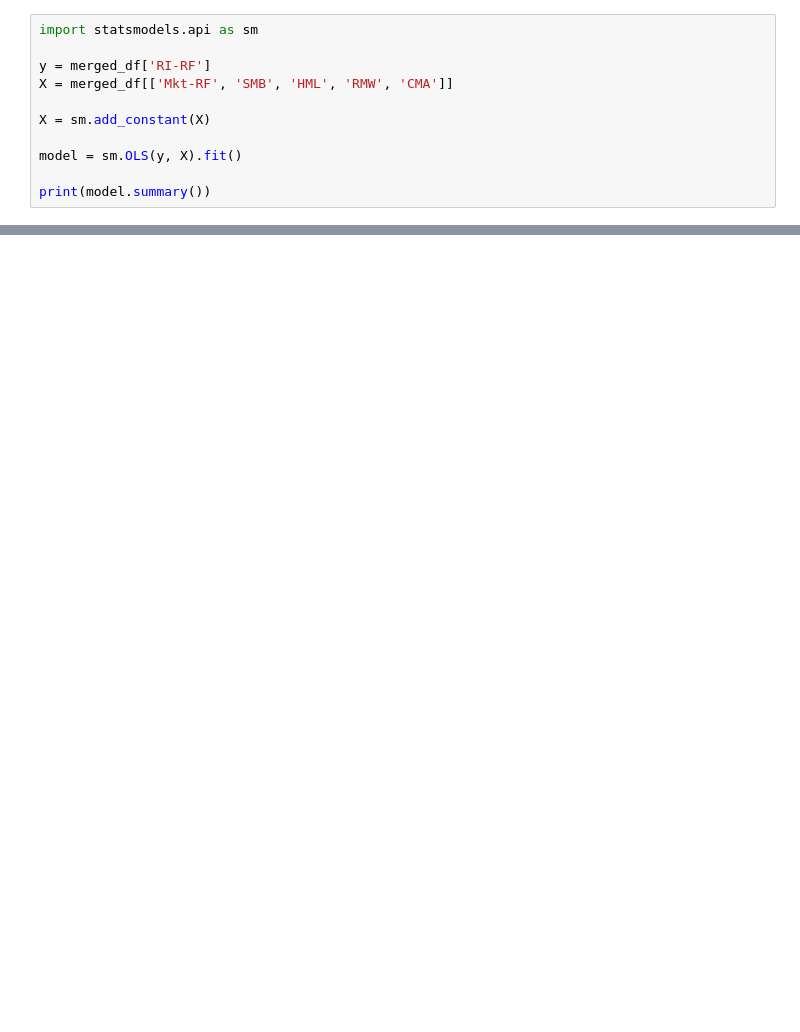
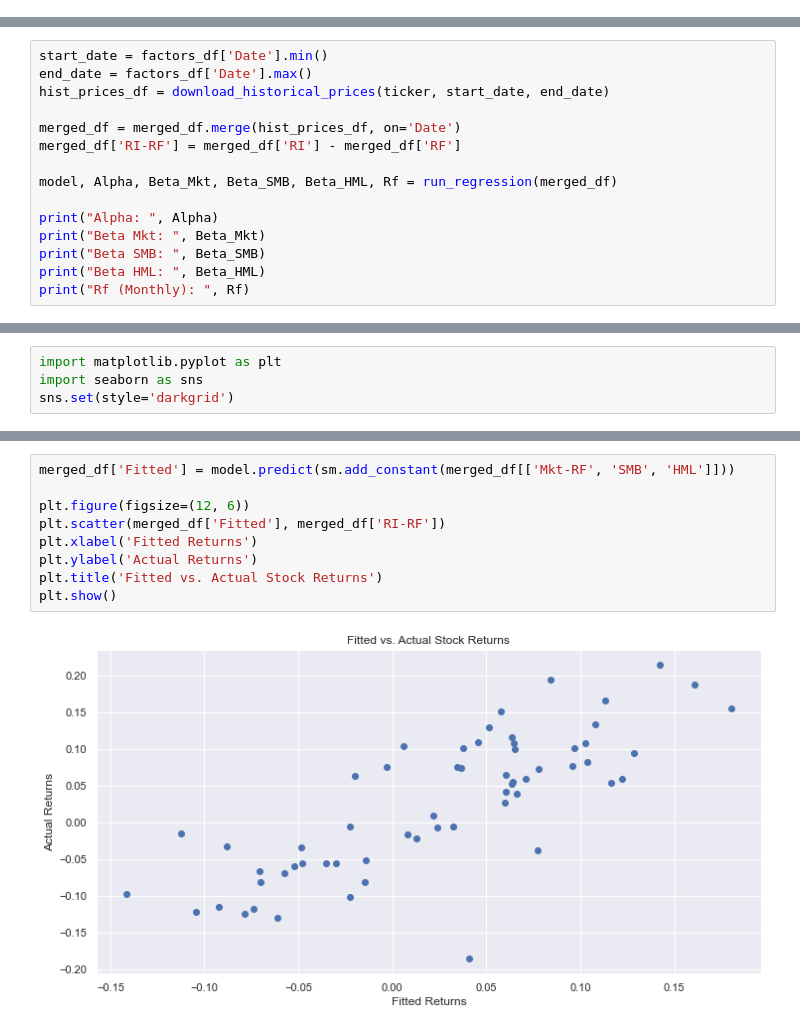
Before and after one commit to saiputravu/Octave-Platform, a Jupyter notebook: cost_of_capital.ipynb, the cells around one changed output, grey strips where cells are left out. Drawn from its saved outputs; the diff is of its cells as text; blank space fills up the shorter version.

```diff
--- a/cost_of_capital.ipynb
+++ b/cost_of_capital.ipynb
@@ -244,11 +184,0 @@ Index(['Date', 'Mkt-RF', 'SMB', 'HML', 'RMW', 'CMA', 'RF', 'WML', 'RI',
-# %%
-import statsmodels.api as sm
-
-y = merged_df['RI-RF']
-X = merged_df[['Mkt-RF', 'SMB', 'HML', 'RMW', 'CMA']]
-
-X = sm.add_constant(X)
-
-model = sm.OLS(y, X).fit()
-
-print(model.summary())
@@ -300,0 +185,15 @@ Rf (Monthly):  0.0009616666666666667
+# %%
+start_date = factors_df['Date'].min()
+end_date = factors_df['Date'].max()
+hist_prices_df = download_historical_prices(ticker, start_date, end_date)
+
+merged_df = merged_df.merge(hist_prices_df, on='Date')
+merged_df['RI-RF'] = merged_df['RI'] - merged_df['RF']
+
+model, Alpha, Beta_Mkt, Beta_SMB, Beta_HML, Rf = run_regression(merged_df)
+
+print("Alpha: ", Alpha)
+print("Beta Mkt: ", Beta_Mkt)
+print("Beta SMB: ", Beta_SMB)
+print("Beta HML: ", Beta_HML)
+print("Rf (Monthly): ", Rf)
@@ -300,0 +218,4 @@ Rf (Monthly):  0.0009616666666666667
+# %%
+import matplotlib.pyplot as plt
+import seaborn as sns
+sns.set(style='darkgrid')
@@ -300,0 +262,11 @@ Rf (Monthly):  0.0009616666666666667
+# %%
+merged_df['Fitted'] = model.predict(sm.add_constant(merged_df[['Mkt-RF', 'SMB', 'HML']]))
+
+plt.figure(figsize=(12, 6))
+plt.scatter(merged_df['Fitted'], merged_df['RI-RF'])
+plt.xlabel('Fitted Returns')
+plt.ylabel('Actual Returns')
+plt.title('Fitted vs. Actual Stock Returns')
+plt.show()
+# %% [output]
+[figure, added]
```
Also changed, not shown: parts of 22 cells of this notebook, 2 other files.
